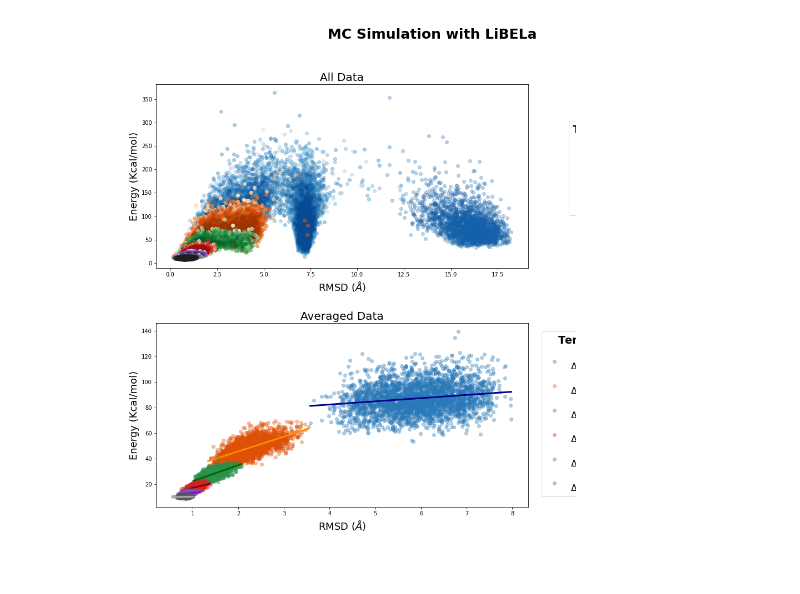
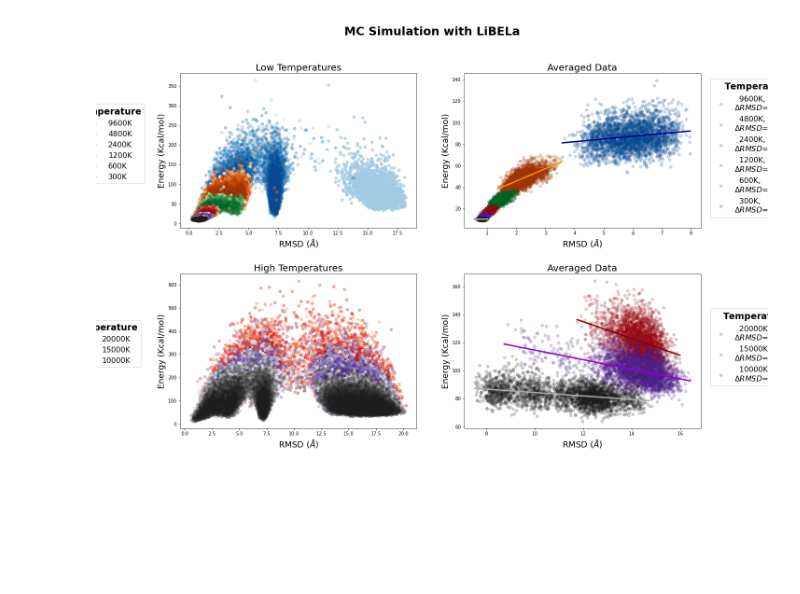
Before and after one commit to saguileran/MD-SCPI, a Jupyter notebook: NoteBooks/Plots_MC.ipynb, the cells around one changed output. Saved outputs shown, nothing was run; the diff lists cells and outputs as text; code cells hidden in the pictures; blank space fills up the shorter version.

```diff
--- a/NoteBooks/Plots_MC.ipynb
+++ b/NoteBooks/Plots_MC.ipynb
@@ -59,72 +58,116 @@ output.enable_custom_widget_manager()
 #ReadGz('MD-SCPI/PDBs/MC/AS4/300K/MR-AS4_1_MR-AS4.inpcrd_mc.dat.gz')['Step']
 # %%
 temperatures = ['300K', '600K', '1200K', '2400K', '4800K', '9600K']
+high_temperatures = ['10000K', '15000K', '20000K']
 colors = ['gray', 'violet', 'red', 'green', 'orange', 'blue']
-unit, unit2 = np.linspace(0.1, 0.9, 10), np.linspace(0.9, 0.2, 10)
+N, N_high = 10, 31
+unit, unit2 = np.linspace(0.1, 0.9, N), np.linspace(0.9, 0.2, N)
+unit_high, unit2_high = np.linspace(0.1, 0.9, N_high), np.linspace(0.9, 0.2, N_high)
 Colors = [cm.Greys(unit), cm.Purples(unit), cm.Reds(unit), cm.Greens(unit), cm.Oranges(unit), cm.Blues(unit)]
+Colors_high = [cm.Greys(unit_high), cm.Purples(unit_high), cm.Reds(unit_high), cm.Greens(unit_high), cm.Oranges(unit_high), cm.Blues(unit_high)]
 path = 'MD-SCPI/PDBs/MC/AS4/' #300K/MR-AS4_1_MR-AS4.inpcrd_mc.dat.gz'
-gz_files = [f for f in listdir(path+temperatures[0]) if isfile(join(path+temperatures[0], f))]
 
-for i in range(10):
+for i in range(N):
   for j in range(6):
     Colors[j][i][-1]=unit2[i]
+
+for i in range(N_high):
+  for j in range(6):
+    Colors_high[j][i][-1]=unit2_high[i]
 # %%
 plt.close()
-fig, axs = plt.subplots(2,1,figsize=(12,14), gridspec_kw={'hspace': 0.3})
+fig, axs = plt.subplots(2,2,figsize=(20,14), gridspec_kw={'hspace': 0.3})
 
-parameters = pd.DataFrame()
+parameters, high_parameters = pd.DataFrame(), pd.DataFrame()
 
-c=0
+#c=0
 for i in range(len(temperatures)-1,-1,-1): #list(reversed((temperatures))):
   rmsd, energy = [], []
-  #for file in gz_files:
+  gz_files = [f for f in listdir(path+temperatures[i]) if isfile(join(path+temperatures[i], f)) and (('mol2' not in f) and ('.gitignore' not in f))]
   for j in range(len(gz_files)):
     data = ReadGz(path+temperatures[i]+'/'+gz_files[j])
     rmsd.append(data['RMSD']); energy.append(data['Energy'])
-    if j==7:   axs[0].plot(data['RMSD'], data['Energy'], 'o', label=temperatures[i], color=Colors[i][j])#colors[i], alpha=1-0.15*i)
-    else:      axs[0].plot(data['RMSD'], data['Energy'], 'o',  color=Colors[i][j])
-    # rmsd_array = np.linspace(min(data['RMSD']), max(data['RMSD']), 1000)
-    # slope, intercept, r_value, p_value, std_err = linregress(data['RMSD'], data['Energy'])
+    if j==7:   axs[0,0].plot(data['RMSD'], data['Energy'], 'o', label=temperatures[i], color=Colors[i][j]) #colors[i], alpha=1-0.15*i)
+    else:      axs[0,0].plot(data['RMSD'], data['Energy'], 'o',  color=Colors[i][j])
+
+    rmsd_array = np.linspace(min(data['RMSD']), max(data['RMSD']), 1000)
+    slope, intercept, r_value, p_value, std_err = linregress(data['RMSD'], data['Energy'])
     # axs[0].plot(rmsd_array, slope*rmsd_array+intercept, color='dark'+colors[i], lw=3)
 
     value = pd.DataFrame({'temperature':temperatures[i],'slope':slope, 'intercept':intercept, 'r_value':r_value,
                         'p_value':p_value, 'std_err':std_err, #'deltaE':float(max(energy)-min(energy)), 'deltaRMSD':float(max(rmsd)-min(rmsd)),
                         'E_mean':np.mean(energy), 'RMSD_mean':np.mean(rmsd)}, index=[c])
     parameters = pd.concat([parameters, value], ignore_index=True)
-    c += 1
+ #   c += 1
 
     # -------- remove repeated legend labels -------------
     # handles, labels = plt.gca().get_legend_handles_labels()
     # by_label = dict(zip(labels, handles))
     # plt.legend(by_label.values(), by_label.keys())
 
   # -------- average ------------------
   rmsd = np.average(np.array(rmsd), axis=0); energy = np.average(np.array(energy), axis=0)
   slope, intercept, r_value, p_value, std_err = linregress(rmsd, energy)
   rmsd_array = np.linspace(min(rmsd), max(rmsd), 1000)
   if len(temperatures[i]) == 4:
            label = '  '+temperatures[i]+',     r={}\n$\Delta RMSD$={}, $\Delta E$={}'.format(round(r_value,5), round(max(rmsd)-min(rmsd),2), round(max(energy)-min(energy),2))
   else:    label = '  '+temperatures[i]+',   r={}\n$\Delta RMSD$={}, $\Delta E$={}'.format(round(r_value,5), round(max(rmsd)-min(rmsd),2), round(max(energy)-min(energy),2))
-  axs[1].plot(rmsd, energy, 'o', label=label, color=Colors[i][-3])#colors[i], alpha=0.5)
-  axs[1].plot(rmsd_array, slope*rmsd_array+intercept, color='dark'+colors[i], lw=3)
+  axs[0,1].plot(rmsd, energy, 'o', label=label, color=Colors[i][j])#colors[i], alpha=0.5)
+  axs[0,1].plot(rmsd_array, slope*rmsd_array+intercept, color='dark'+colors[i], lw=3)
+
+#######################################################################################
+# --------------------------------- high temperatures --------------------------------------------
+for i in range(len(high_temperatures)-1,-1,-1): #list(reversed((temperatures))):
+  high_rmsd, high_energy = [], []
+  gz_files = [f for f in listdir(path+high_temperatures[i]) if isfile(join(path+high_temperatures[i], f)) and (('mol2' not in f) and ('gitignore' not in f))]
+  for j in range(len(gz_files)):
+    data = ReadGz(path+high_temperatures[i]+'/'+gz_files[j])
+    high_rmsd.append(data['RMSD']); high_energy.append(data['Energy'])
+    if j==12: axs[1,0].plot(data['RMSD'], data['Energy'], 'o', label=high_temperatures[i], color=Colors_high[i][j])
+    else:     axs[1,0].plot(data['RMSD'], data['Energy'], 'o', color=Colors_high[i][j])
+
+    rmsd_array = np.linspace(min(data['RMSD']), max(data['RMSD']), 1000)
+    slope, intercept, r_value, p_value, std_err = linregress(data['RMSD'], data['Energy'])
+
+    value = pd.DataFrame({'temperature':temperatures[i],'slope':slope, 'intercept':intercept, 'r_value':r_value,
+                        'p_value':p_value, 'std_err':std_err, #'deltaE':float(max(energy)-min(energy)), 'deltaRMSD':float(max(rmsd)-min(rmsd)),
+                        'E_mean':np.mean(energy), 'RMSD_mean':np.mean(rmsd)}, index=[c])
+    high_parameters = pd.concat([high_parameters, value], ignore_index=True)
+
+  # -------- average ------------------
+  high_rmsd = np.average(np.array(high_rmsd), axis=0); high_energy = np.average(np.array(high_energy), axis=0)
+  slope, intercept, r_value, p_value, std_err = linregress(high_rmsd, high_energy)
+  rmsd_array = np.linspace(min(high_rmsd), max(high_rmsd), 1000)
+  #if len(temperatures[i]) == 4:
+  label = '  '+high_temperatures[i]+',     r={}\n$\Delta RMSD$={}, $\Delta E$={}'.format(round(r_value,5), round(max(rmsd)-min(rmsd),2), round(max(energy)-min(energy),2))
+  #else:    label = '  '+high_temperatures[i]+',   r={}\n$\Delta RMSD$={}, $\Delta E$={}'.format(round(r_value,5), round(max(rmsd)-min(rmsd),2), round(max(energy)-min(energy),2))
+  axs[1,1].plot(high_rmsd, high_energy, 'o', label=label, color=Colors_high[i][j])#colors[i], alpha=0.5)
+  axs[1,1].plot(rmsd_array, slope*rmsd_array+intercept, color='dark'+colors[i], lw=3)
 
 # ----------- legends, labels and titles for each axis ----------------
-axs[0].set_ylabel('Energy (Kcal/mol)', fontsize='18'); axs[0].set_xlabel('RMSD ($\AA$)', fontsize='18');
-axs[0].legend(title='Temperature', bbox_to_anchor=(1.11, .8), fontsize='16', title_fontproperties={'weight':'bold', 'size':'19'}, borderaxespad=0.)
-axs[0].set_title('All Data', fontsize='20', fontweight='normal')
+axs[0,0].set_ylabel('Energy (Kcal/mol)', fontsize='18'); axs[0,0].set_xlabel('RMSD ($\AA$)', fontsize='18');
+axs[0,0].legend(title='Temperature', bbox_to_anchor=(-.15, .8), fontsize='16', title_fontproperties={'weight':'bold', 'size':'19'}, borderaxespad=0.)
+axs[0,0].set_title('Low Temperatures', fontsize='20', fontweight='normal')
 #plt.ylim((0, 100)); plt.xlim((0, 10))
 
 #axs[1].sharex(axs[0,0])
-axs[1].set_xlabel('RMSD ($\AA$)', fontsize='18'); axs[1].set_ylabel('Energy (Kcal/mol)', fontsize='18')
-axs[1].legend(title='Temperature, $r_{value}$', bbox_to_anchor=(1.025, .98), fontsize='16', title_fontproperties={'weight':'bold', 'size':'19'})
-axs[1].set_title('Averaged Data', fontsize='20', fontweight='normal')
+axs[0,1].set_xlabel('RMSD ($\AA$)', fontsize='18'); axs[0,1].set_ylabel('Energy (Kcal/mol)', fontsize='18')
+axs[0,1].legend(title='Temperature, $r_{value}$', bbox_to_anchor=(1.025, 0.99), fontsize='16', title_fontproperties={'weight':'bold', 'size':'19'})
+axs[0,1].set_title('Averaged Data', fontsize='20', fontweight='normal')
 
-plt.suptitle('MC Simulation with LiBELa', fontsize='25', fontweight='bold', x=0.7)
+axs[1,0].set_xlabel('RMSD ($\AA$)', fontsize='18'); axs[1,0].set_ylabel('Energy (Kcal/mol)', fontsize='18')
+axs[1,0].legend(title='Temperature', bbox_to_anchor=(-.15, .725), fontsize='16', title_fontproperties={'weight':'bold', 'size':'19'})
+axs[1,0].set_title('High Temperatures', fontsize='20', fontweight='normal')
+
+axs[1,1].set_xlabel('RMSD ($\AA$)', fontsize='18'); axs[1,1].set_ylabel('Energy (Kcal/mol)', fontsize='18')
+axs[1,1].legend(title='Temperature, $r_{value}$', bbox_to_anchor=(1.025, 0.8), fontsize='16', title_fontproperties={'weight':'bold', 'size':'19'})
+axs[1,1].set_title('Averaged Data', fontsize='20', fontweight='normal')
+
 #plt.tight_layout()
-
+plt.suptitle('MC Simulation with LiBELa', fontsize='25', fontweight='bold', x=0.5)
 fig.savefig("./MC_energies.png", transparent=True, bbox_inches='tight')
 # %% [output]
-[figure, old version]
+[figure, new version]
 # %%
 # plt.close()
 # fig = plt.figure(figsize=(12,7))
```
Also changed, not shown: parts of 1 cell of this notebook.
